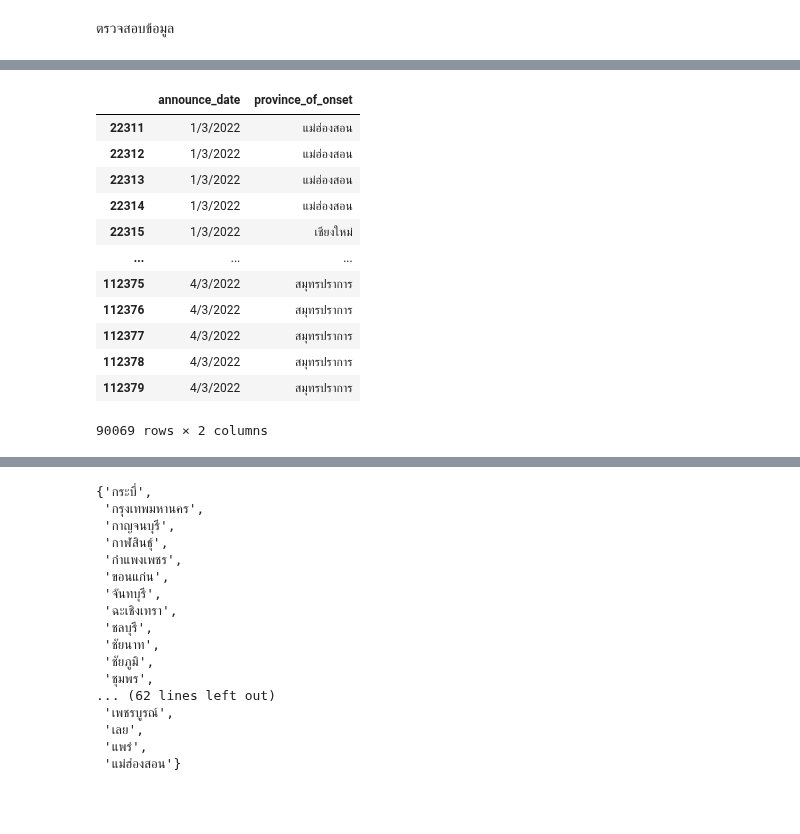
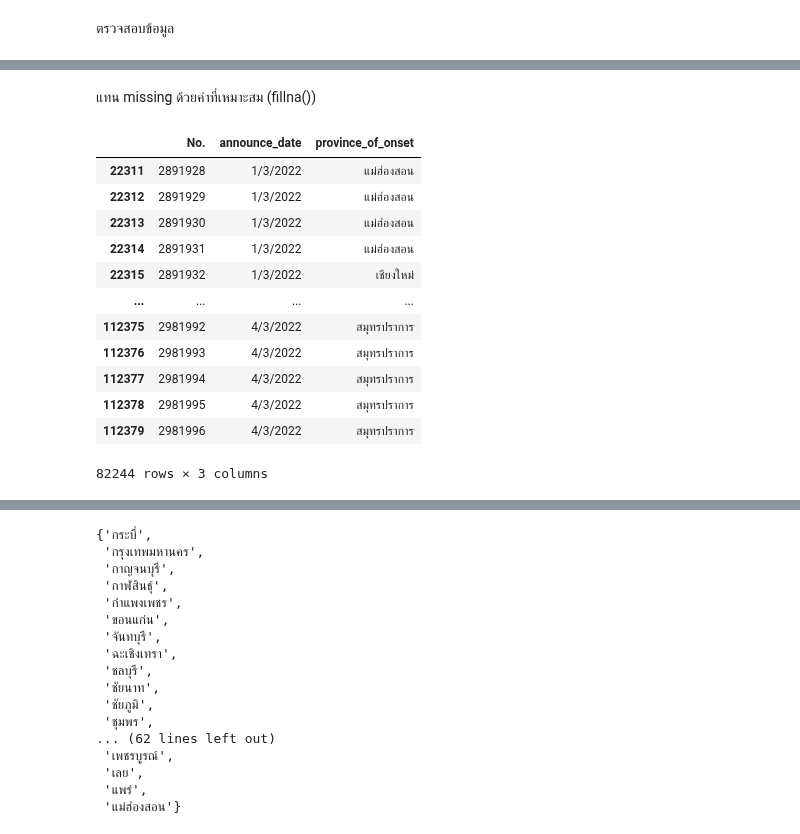
Before and after one commit to SuwareeThammakoonsate/data_viz_2022, a Jupyter notebook: DataViz04_Data_Comparison.ipynb, the cells around one changed output, grey strips where cells are left out. Saved outputs shown, nothing was run; the diff lists cells and outputs as text; code cells hidden in the pictures; blank space fills up the shorter version.

```diff
--- a/DataViz04_Data_Comparison.ipynb
+++ b/DataViz04_Data_Comparison.ipynb
@@ -666,23 +669,25 @@ covid_date1.isnull().any()  # .isnull() ดูค่าว่าง ถ้าม
 announce_date        False
 province_of_onset     True
 dtype: bool
-# %%
-covid_date2 = covid_date1.fillna(value={'province_of_onset':'ระบุไม่ได้'}) #fillna คือแทนค่าว่างในคอลัมน์ province_of_onset เป็น ระบุไม่ได้
-covid_date2
-# %% [output]
-|  | announce_date | province_of_onset |
-| 22311 | 1/3/2022 | แม่ฮ่องสอน |
-| 22312 | 1/3/2022 | แม่ฮ่องสอน |
-| 22313 | 1/3/2022 | แม่ฮ่องสอน |
-| 22314 | 1/3/2022 | แม่ฮ่องสอน |
-| 22315 | 1/3/2022 | เชียงใหม่ |
-| ... | ... | ... |
-| 112375 | 4/3/2022 | สมุทรปราการ |
-| 112376 | 4/3/2022 | สมุทรปราการ |
-| 112377 | 4/3/2022 | สมุทรปราการ |
-| 112378 | 4/3/2022 | สมุทรปราการ |
-| 112379 | 4/3/2022 | สมุทรปราการ |
-90069 rows × 2 columns
+# %% [markdown]
+แทน missing ด้วยค่าที่เหมาะสม (fillna())
+# %%
+covid_date2 = covid_date1.dropna()
+covid_date2
+# %% [output]
+|  | No. | announce_date | province_of_onset |
+| 22311 | 2891928 | 1/3/2022 | แม่ฮ่องสอน |
+| 22312 | 2891929 | 1/3/2022 | แม่ฮ่องสอน |
+| 22313 | 2891930 | 1/3/2022 | แม่ฮ่องสอน |
+| 22314 | 2891931 | 1/3/2022 | แม่ฮ่องสอน |
+| 22315 | 2891932 | 1/3/2022 | เชียงใหม่ |
+| ... | ... | ... | ... |
+| 112375 | 2981992 | 4/3/2022 | สมุทรปราการ |
+| 112376 | 2981993 | 4/3/2022 | สมุทรปราการ |
+| 112377 | 2981994 | 4/3/2022 | สมุทรปราการ |
+| 112378 | 2981995 | 4/3/2022 | สมุทรปราการ |
+| 112379 | 2981996 | 4/3/2022 | สมุทรปราการ |
+82244 rows × 3 columns
 # %%
 covid_date2.isnull().any() #ตรวจสอบค่าว่างอีกครั้ง
 # %% [output]
```
Also changed, not shown: parts of 13 cells of this notebook.
